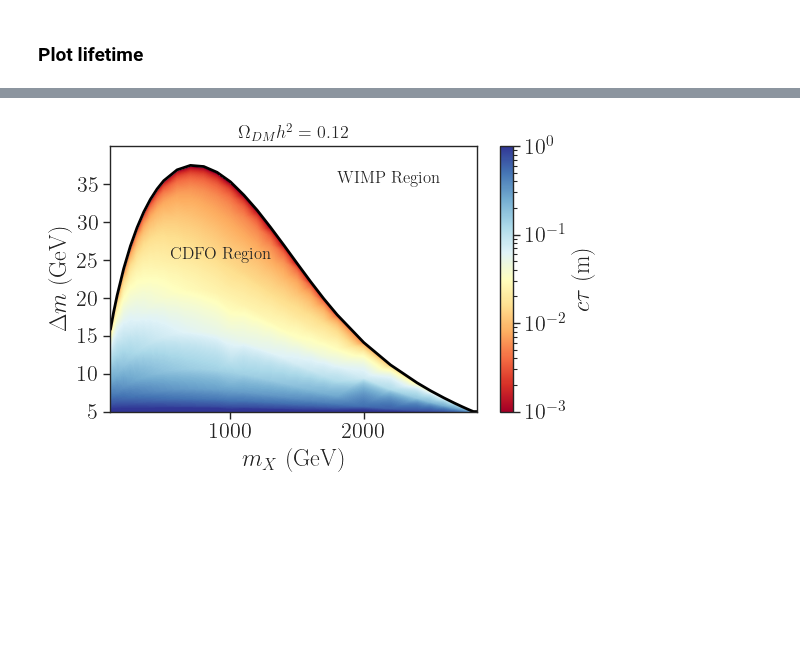
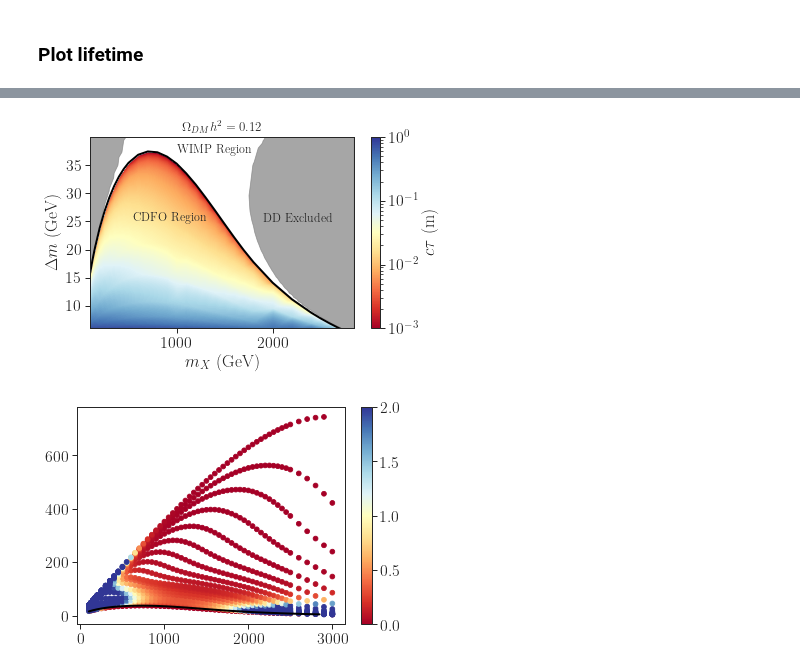
Before and after one commit to andlessa/LLP-CDFO, a Jupyter notebook: plotting/plots-Lifetime.ipynb, the cells around one changed output, grey strips where cells are left out. Saved outputs shown, nothing was run; the diff lists cells and outputs as text; code cells hidden in the pictures; blank space fills up the shorter version.

Commit message:
Added decayLength plot

```diff
--- a/plotting/plots-Lifetime.ipynb
+++ b/plotting/plots-Lifetime.ipynb
@@ -32,3 +33,5 @@ maxCurve = []
 for mn1 in np.unique(pts['mxGeV']):
     maxCurve.append([mn1,max(pts[pts['mxGeV'] == mn1]['deltamGeV'])])
 maxCurve = np.array(maxCurve)
+
+curveF = interp1d(maxCurve[:,0],maxCurve[:,1],bounds_error=False,fill_value='extrapolate')
@@ -35,3 +40,24 @@ maxCurve = np.array(maxCurve)
+# %%
+wimpData = np.genfromtxt('../WIMPregion_DDconstr_forAndre.dat',names=True)
+# Remove points below curve:
+x = wimpData['mchiGeV']
+y = wimpData['DmGeV']
+z = wimpData['rval_DD']
+
+xnew,ynew,znew = interpolateData(x,y,z,nx=5000,ny=5000)
+contours = getContours(xnew,ynew,znew,[1.0])
+# Remove points below curve and split contours into two disjoint parts
+contourL = []
+contourR = []
+for pt in contours[1.0]:
+    if pt[1] < curveF(pt[0]):
+        continue
+    if pt[0] < 1500.0:
+        contourL.append(pt)
+    else:
+        contourR.append(pt)
+contourL = np.array(contourL[:-10]) # Remove the last points so the contour does not close
+contourR = np.array(contourR[:-10]) # Remove the last points so the contour does not close
 # %% [markdown]
 ### Plot lifetime
 # %%
@@ -51,26 +77,44 @@ plt.show()
 # %%
 plt.figure(figsize=(6,4))
 x = pts['mxGeV']
 y = pts['deltamGeV']
 z = pts['ctaum']
 xnew,ynew,znew = interpolateData(x,y,z,method='linear',nx=500,ny=500)
 
 # znew = np.reshape(z,(len(x),len(y)))
 plt.imshow(znew.T, extent=[xnew.min(),xnew.max(), ynew.min(), ynew.max()], origin='lower',
                   cmap=cm,aspect='auto',norm=LogNorm(vmin=1e-3,vmax=1.0))
 
 plt.fill_between(maxCurve[:,0],maxCurve[:,1],40,color='white')
+
+plt.fill_betweenx(contourL[:-10,1],contourL[:-10,0],x2=maxCurve[:,0].min(),color='gray',alpha=0.7)
+plt.fill_betweenx(contourR[:-10,1],contourR[:-10,0],x2=maxCurve[:,0].max(),color='gray',alpha=0.7)
+
+
 plt.plot(maxCurve[:,0],maxCurve[:,1],c='black',linewidth=2)
 plt.text(550.,25.,'CDFO Region',fontsize=12)
-plt.text(1800.,35.,'WIMP Region',fontsize=12)
+plt.text(1000.,37.,'WIMP Region',fontsize=12)
+plt.text(1900.,25.,'DD Excluded',fontsize=12)
 plt.colorbar(label=r'$c \tau$ (m)')
-plt.ylim(5,40)
+plt.xlim(maxCurve[:,0].min(),maxCurve[:,0].max())
 plt.xlabel(r'$m_{X}$ (GeV)')
 plt.ylabel(r'$\Delta m$ (GeV)')
 plt.yticks(np.arange(5.,40.,5.))
+plt.ylim(6,40)
 plt.title(r'$\Omega_{DM} h^2 = 0.12$',fontsize=13)
 plt.tight_layout()
 plt.savefig('lifetime.png')
 plt.show()
 # %% [output]
-[figure, old version]
+[figure, new version]
+# %%
+x = wimpData['mchiGeV']
+y = wimpData['DmGeV']
+z = wimpData['rval_DD']
+plt.scatter(x,y,c=z,cmap=cm,vmin=0.,vmax=2.0)
+plt.colorbar()
+plt.plot(maxCurve[:,0],maxCurve[:,1],c='black',linewidth=2)
+# plt.ylim(5,40)
+plt.show()
+# %% [output]
+[figure, added]
```
Also changed, not shown: parts of 3 cells of this notebook, 5 other files.
